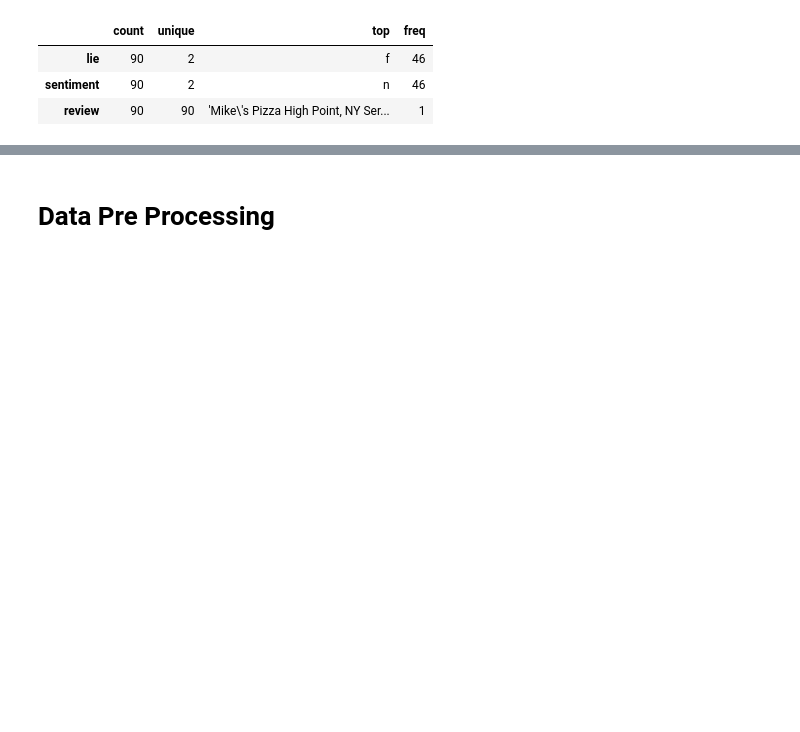
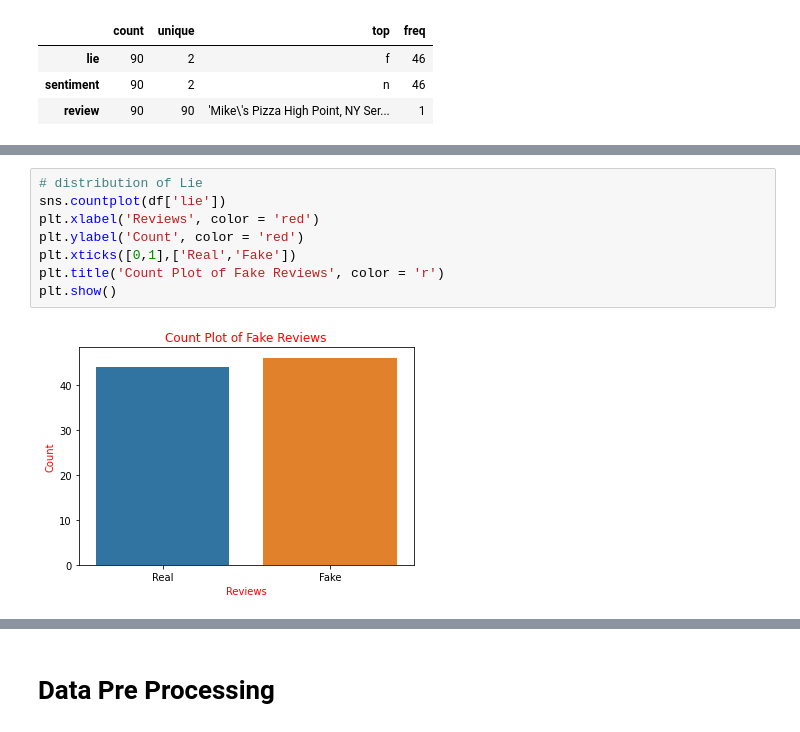
Before and after one commit to chaithrakc/syr_ads_machine_learning, a Jupyter notebook: week09text_mining/hw09/Chaithra-HW09-TextMining.ipynb, the cells around one changed output, grey strips where cells are left out. Drawn from its saved outputs; the diff is of its cells as text; blank space fills up the shorter version.

```diff
--- a/week09text_mining/hw09/Chaithra-HW09-TextMining.ipynb
+++ b/week09text_mining/hw09/Chaithra-HW09-TextMining.ipynb
@@ -131,4 +136,14 @@ t    44
 Name: lie, dtype: int64
+# %%
+# distribution of Lie
+sns.countplot(df['lie'])
+plt.xlabel('Reviews', color = 'red')
+plt.ylabel('Count', color = 'red')
+plt.xticks([0,1],['Real','Fake'])
+plt.title('Count Plot of Fake Reviews', color = 'r')
+plt.show()
+# %% [output]
+[figure, added]
 # %%
 df['sentiment'].value_counts()
 # %% [output]
```
Also changed, not shown: parts of 95 cells of this notebook.
